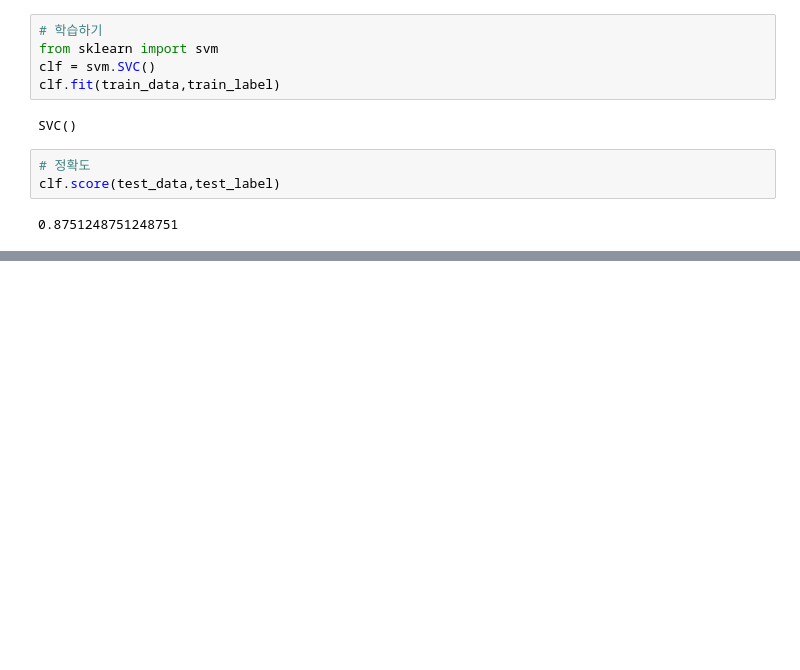
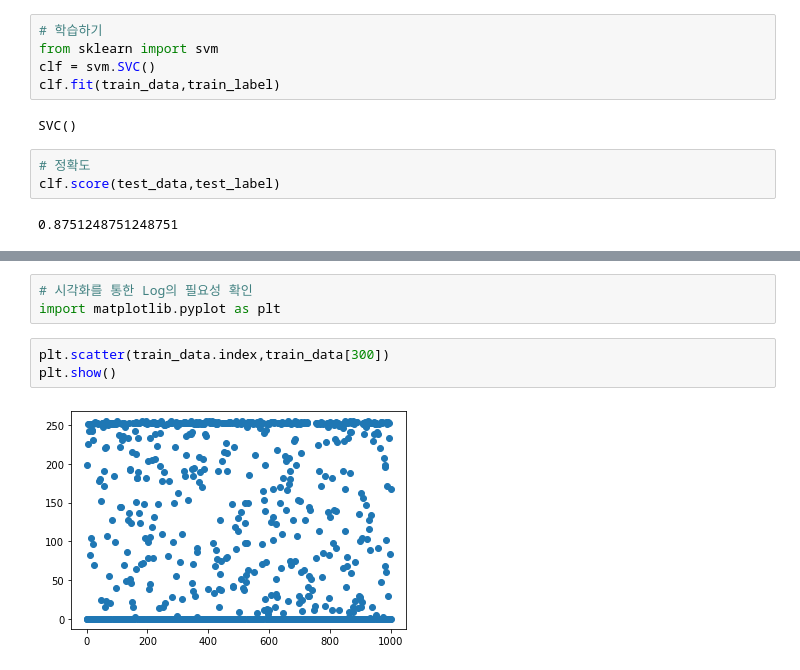
Before and after one commit to naddda0813/Python, a Jupyter notebook: 4.MachineLearning/Note/17.이미지 내부의 문자인식.ipynb, the cells around one changed output, grey strips where cells are left out. Cells and saved outputs as stored; diff of their text form; blank space fills up the shorter version.

```diff
--- a/4.MachineLearning/Note/17.이미지 내부의 문자인식.ipynb
+++ b/4.MachineLearning/Note/17.이미지 내부의 문자인식.ipynb
@@ -128,0 +152,8 @@ clf.score(test_data,test_label)
+# %%
+# 시각화를 통한 Log의 필요성 확인
+import matplotlib.pyplot as plt
+# %%
+plt.scatter(train_data.index,train_data[300])
+plt.show()
+# %% [output]
+[figure, added]
```
Also changed, not shown: parts of 29 cells of this notebook, 18 other files.
